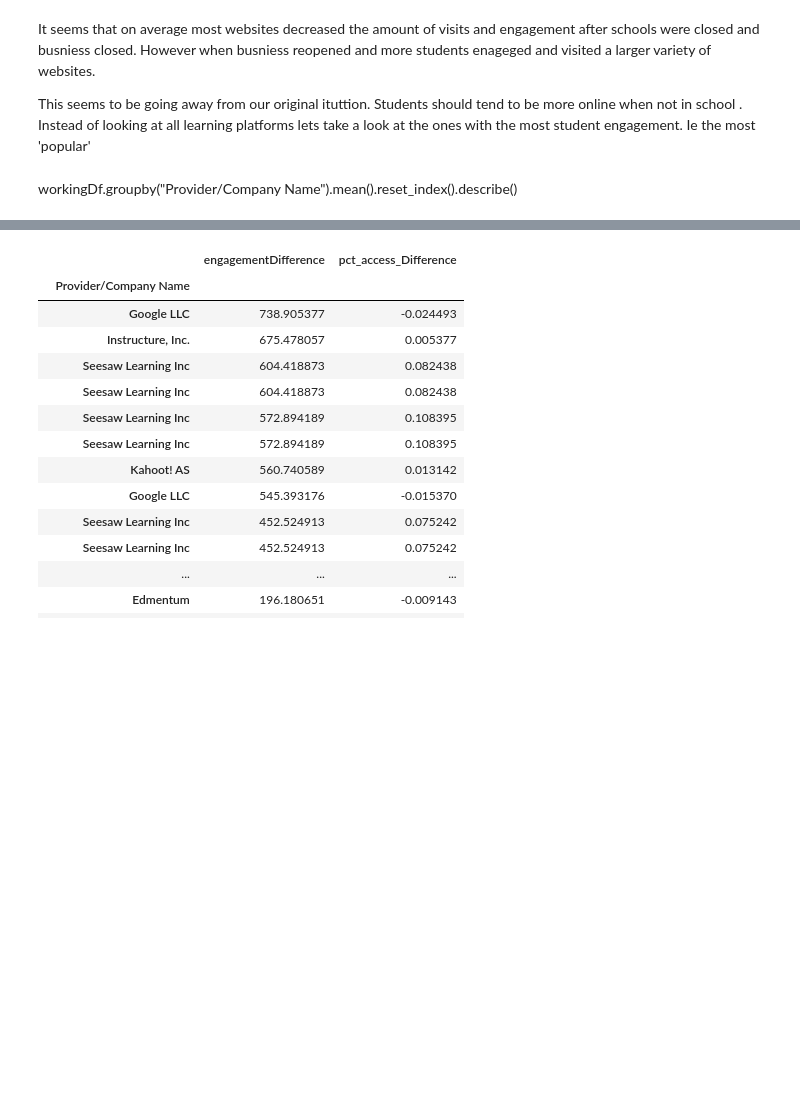
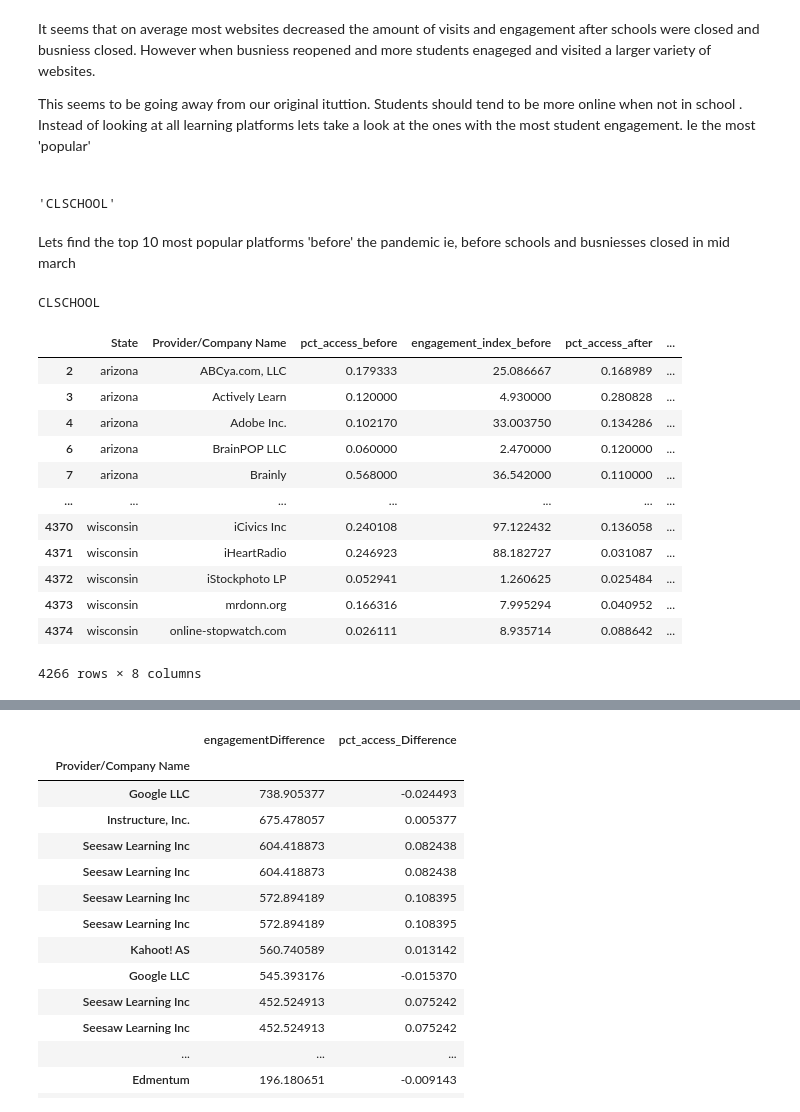
Before and after one commit to AditJainn/Math1130Project, a Jupyter notebook: AditProjectCode.ipynb, the cells around one changed output, grey strips where cells are left out. Drawn from its saved outputs; the diff is of its cells as text; code cells hidden in the pictures; blank space fills up the shorter version.

```diff
--- a/AditProjectCode.ipynb
+++ b/AditProjectCode.ipynb
@@ -507,4 +554,29 @@ However when busniess reopened and more students enageged and visited a larger v
 This seems to be going away from our original ituttion. Students should tend to be more online when not in school .
 Instead of looking at all learning platforms lets take a look at the ones with the most student engagement. Ie the most 'popular'
 # %% [markdown]
-workingDf.groupby("Provider/Company Name").mean().reset_index().describe()
+<!-- workingDf.groupby("Provider/Company Name").mean().reset_index().describe() -->
+# %%
+effectsofPolicyChange[0].name
+# %% [output]
+'CLSCHOOL'
+# %% [markdown]
+Lets find the top 10 most popular platforms 'before' the pandemic ie, before schools and busniesses closed in mid march
+# %%
+before_the_first_majorPolicy = effectsofPolicyChange[0]
+print(before_the_first_majorPolicy.name)
+display(before_the_first_majorPolicy)
+# %% [output]
+CLSCHOOL
+|  | State | Provider/Company Name | pct_access_before | engagement_index_before | pct_access_after | ... |
+| 2 | arizona | ABCya.com, LLC | 0.179333 | 25.086667 | 0.168989 | ... |
+| 3 | arizona | Actively Learn | 0.120000 | 4.930000 | 0.280828 | ... |
+| 4 | arizona | Adobe Inc. | 0.102170 | 33.003750 | 0.134286 | ... |
+| 6 | arizona | BrainPOP LLC | 0.060000 | 2.470000 | 0.120000 | ... |
+| 7 | arizona | Brainly | 0.568000 | 36.542000 | 0.110000 | ... |
+| ... | ... | ... | ... | ... | ... | ... |
+| 4370 | wisconsin | iCivics Inc | 0.240108 | 97.122432 | 0.136058 | ... |
+| 4371 | wisconsin | iHeartRadio | 0.246923 | 88.182727 | 0.031087 | ... |
+| 4372 | wisconsin | iStockphoto LP | 0.052941 | 1.260625 | 0.025484 | ... |
+| 4373 | wisconsin | mrdonn.org | 0.166316 | 7.995294 | 0.040952 | ... |
+| 4374 | wisconsin | online-stopwatch.com | 0.026111 | 8.935714 | 0.088642 | ... |
+4266 rows × 8 columns
```
Also changed, not shown: parts of 16 cells of this notebook.
